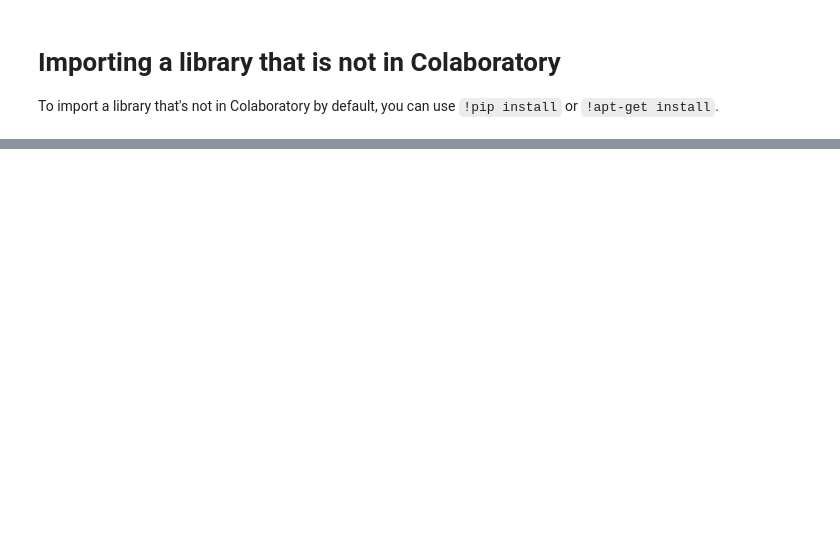
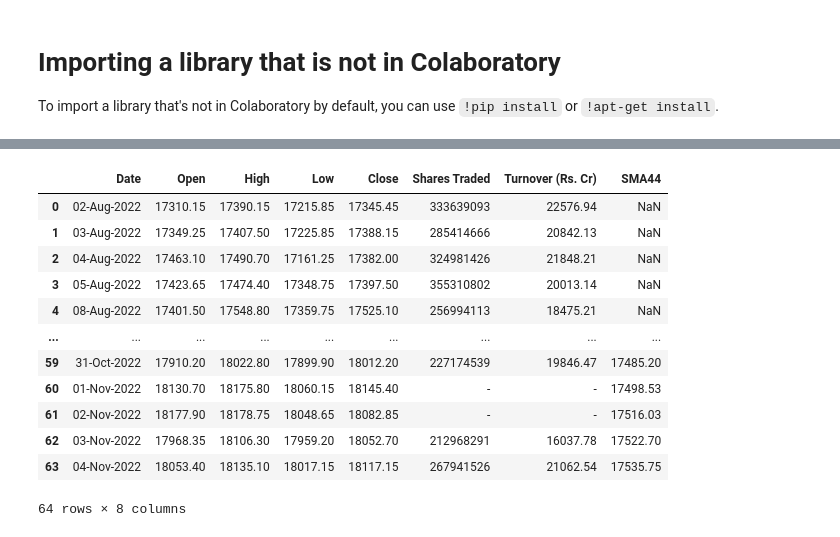
Before and after one commit to pradnyildhane/web-python-app, a Jupyter notebook: Snippets_Importing_libraries.ipynb, the cells around one changed output, grey strips where cells are left out. Cells and saved outputs as stored; diff of their text form; code cells hidden in the pictures; blank space fills up the shorter version.

```diff
--- a/Snippets_Importing_libraries.ipynb
+++ b/Snippets_Importing_libraries.ipynb
@@ -13,14 +14,3 @@ plt.style.use('fivethirtyeight')
 !pip install nsepython
 from nsepython import *
 print(indices)
-# %%
-
-
-pd.set_option('display.max_columns', None)  # or 1000
-pd.set_option('display.max_rows', None)  # or 1000
-pd.set_option('display.max_colwidth', -1)  # or 199
-pd.options.mode.chained_assignment = None  # default='warn' https://stackoverflow.com/questions/20625582/how-to-deal-with-settingwithcopywarning-in-pandas
-
-positions = nsefetch('https://www.nseindia.com/api/equity-stockIndices?index=SECURITIES%20IN%20F%26O')
-df = pd.DataFrame(positions['data'])
-print(df)
@@ -41,0 +33,22 @@ print(nse_custom_function_secfno("Reliance","pChange"))
+# %%
+# Create a function to calculate the simple Moving Average (SMA)
+def SMA(data, period = 2, column='Close'):
+  return data[column].rolling(window=period).mean().round(2)
+# %%
+#Create two column to store 20 days
+df['SMA44'] = SMA(df, 44)
+df
+# %% [output]
+|  | Date | Open | High | Low | Close | Shares Traded | Turnover (Rs. Cr) | SMA44 |
+| 0 | 02-Aug-2022 | 17310.15 | 17390.15 | 17215.85 | 17345.45 | 333639093 | 22576.94 | NaN |
+| 1 | 03-Aug-2022 | 17349.25 | 17407.50 | 17225.85 | 17388.15 | 285414666 | 20842.13 | NaN |
+| 2 | 04-Aug-2022 | 17463.10 | 17490.70 | 17161.25 | 17382.00 | 324981426 | 21848.21 | NaN |
+| 3 | 05-Aug-2022 | 17423.65 | 17474.40 | 17348.75 | 17397.50 | 355310802 | 20013.14 | NaN |
+| 4 | 08-Aug-2022 | 17401.50 | 17548.80 | 17359.75 | 17525.10 | 256994113 | 18475.21 | NaN |
+| ... | ... | ... | ... | ... | ... | ... | ... | ... |
+| 59 | 31-Oct-2022 | 17910.20 | 18022.80 | 17899.90 | 18012.20 | 227174539 | 19846.47 | 17485.20 |
+| 60 | 01-Nov-2022 | 18130.70 | 18175.80 | 18060.15 | 18145.40 | - | - | 17498.53 |
+| 61 | 02-Nov-2022 | 18177.90 | 18178.75 | 18048.65 | 18082.85 | - | - | 17516.03 |
+| 62 | 03-Nov-2022 | 17968.35 | 18106.30 | 17959.20 | 18052.70 | 212968291 | 16037.78 | 17522.70 |
+| 63 | 04-Nov-2022 | 18053.40 | 18135.10 | 18017.15 | 18117.15 | 267941526 | 21062.54 | 17535.75 |
+64 rows × 8 columns
```
Also changed, not shown: parts of 5 cells of this notebook.
